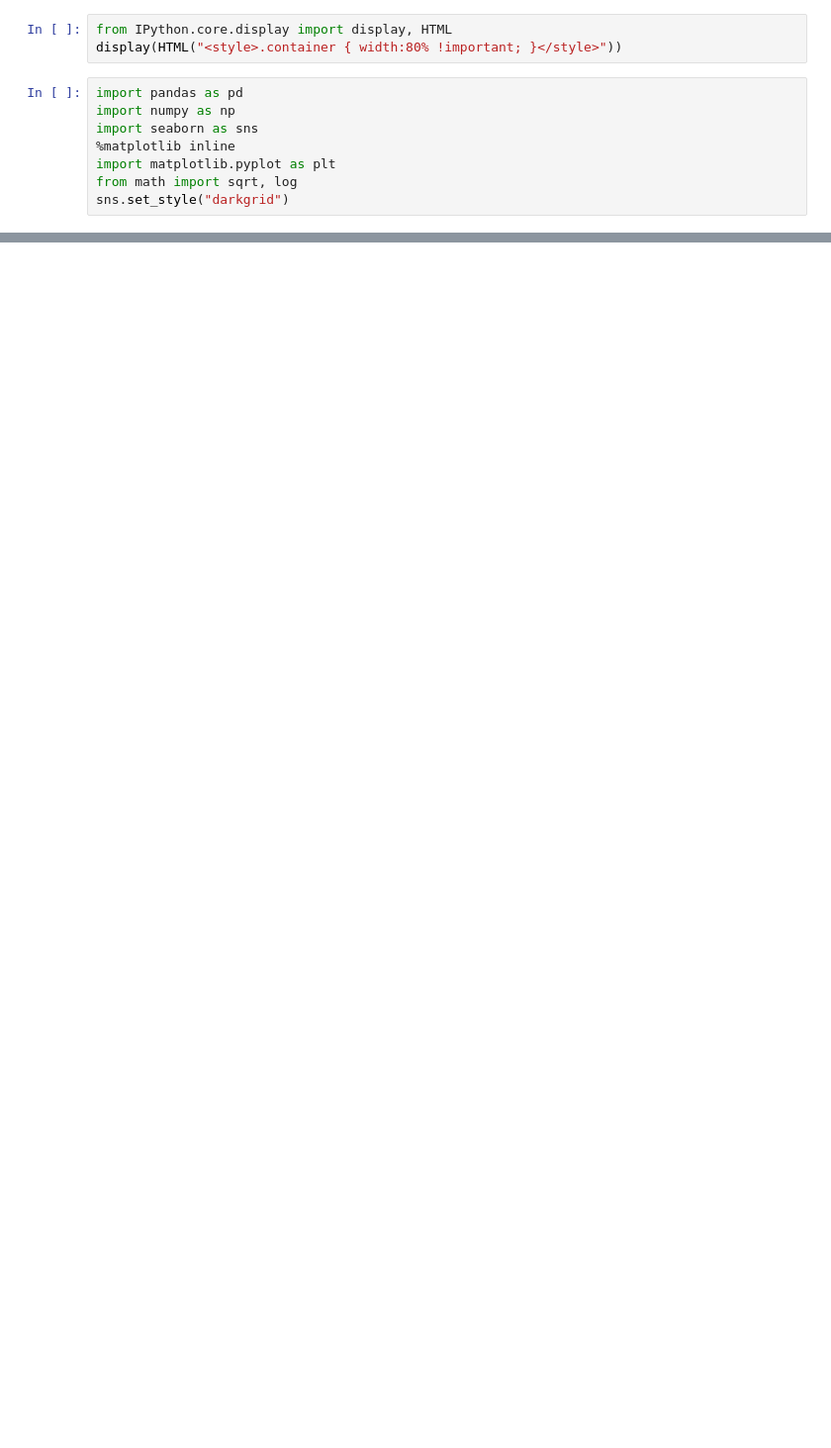
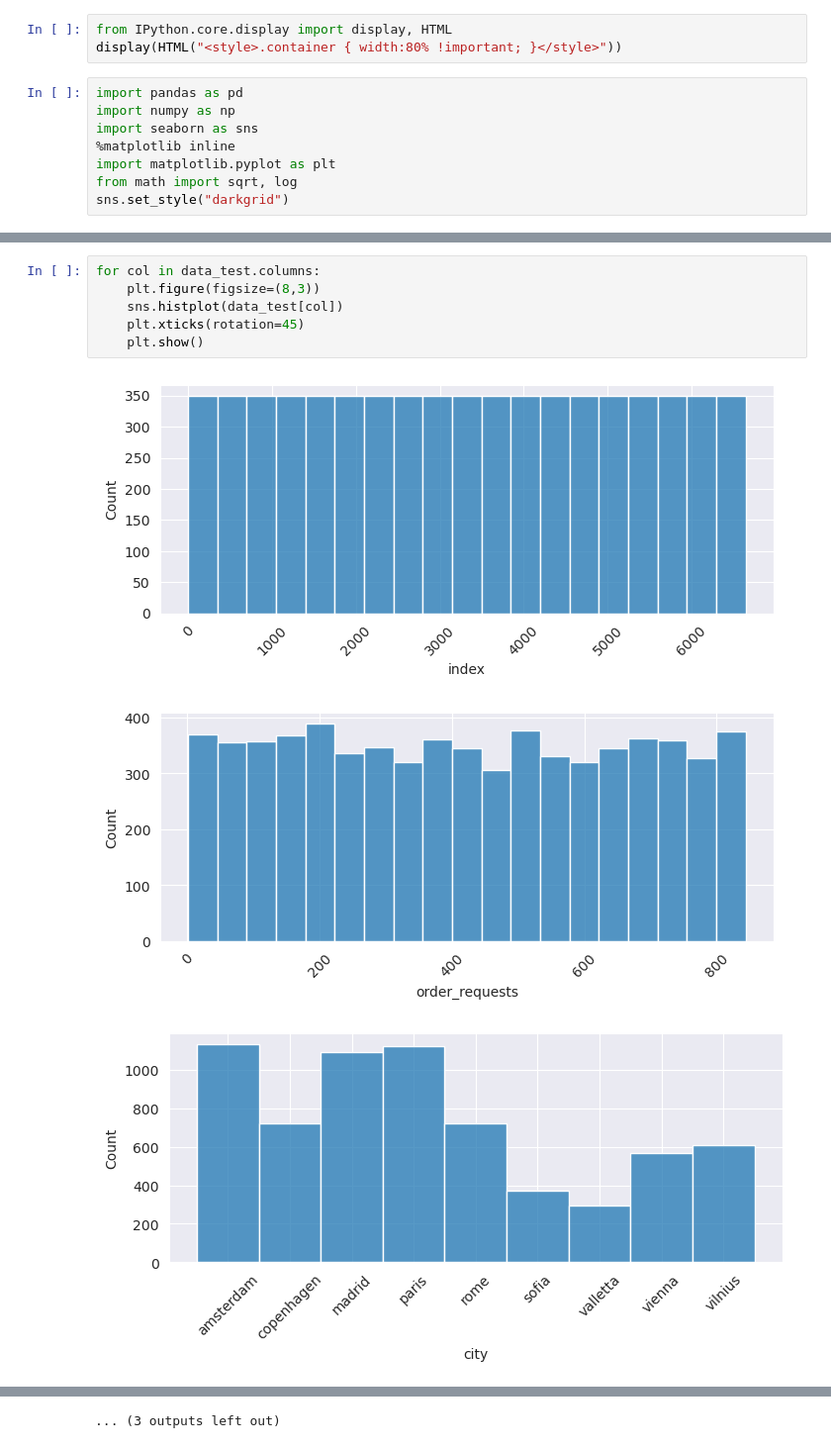
Before and after one commit to Novly57/IA_Framework_DefiIA, a Jupyter notebook: analysis/dataAnalysis.ipynb, the cells around one changed output, grey strips where cells are left out. Shown: that part at 99% size. Cells and saved outputs as stored; diff of their text form; blank space fills up the shorter version.

```diff
--- a/analysis/dataAnalysis.ipynb
+++ b/analysis/dataAnalysis.ipynb
@@ -72,0 +107,10 @@ plt.show()
+# %%
+for col in data_test.columns:
+    plt.figure(figsize=(8,3))
+    sns.histplot(data_test[col])
+    plt.xticks(rotation=45)
+    plt.show()
+# %% [output]
+[figure, added]
+[figure, added]
+[figure, added]
@@ -72,0 +126 @@ plt.show()
+... (3 outputs left out)
```
Also changed, not shown: parts of 27 cells of this notebook, 1 other file.
